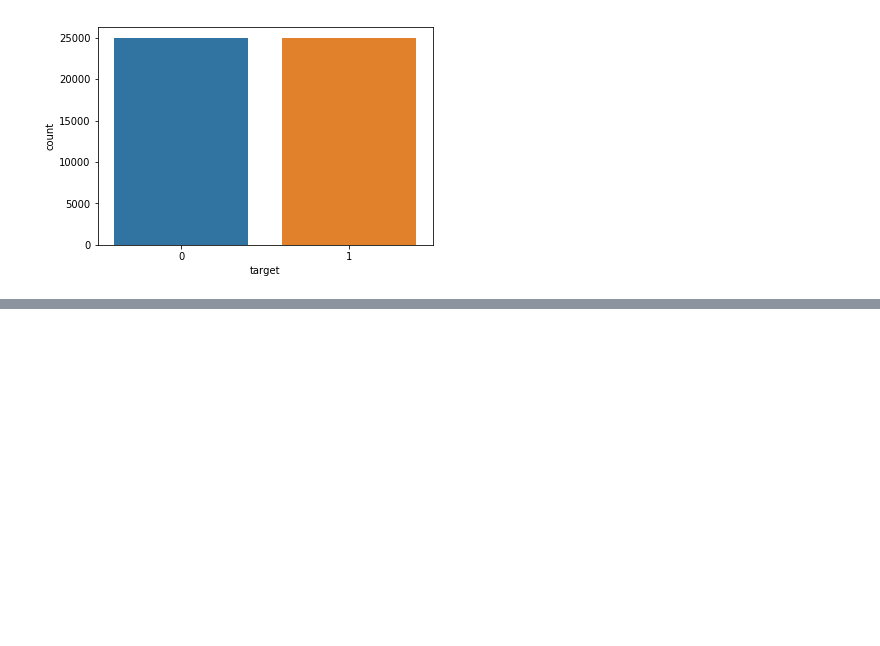
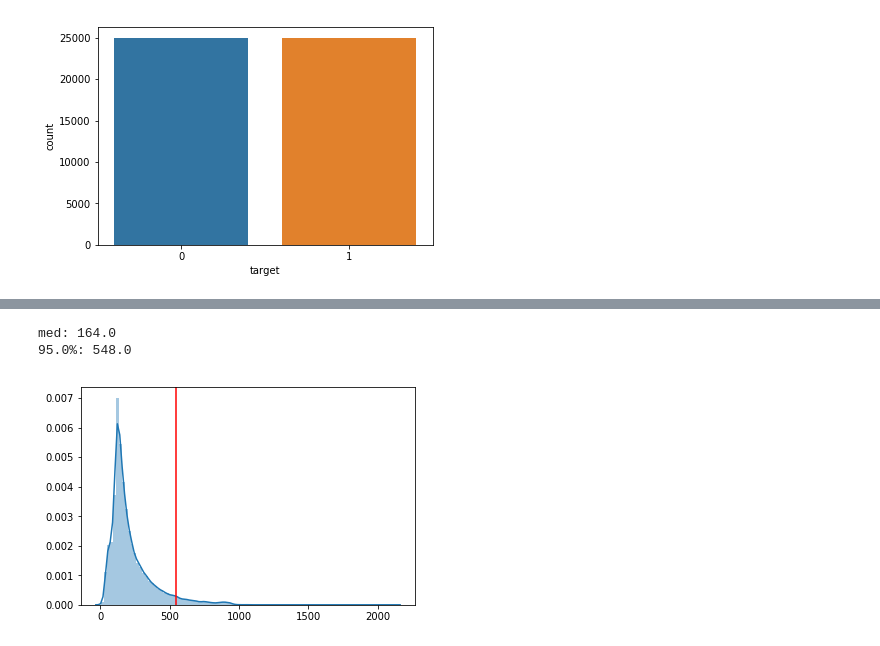
Before and after one commit to ElPapi42/SentimentAnalysisClassifier, a Jupyter notebook: SentimentAnalysisClassifier.ipynb, the cells around one changed output, grey strips where cells are left out. Cells and saved outputs as stored; diff of their text form; code cells hidden in the pictures; blank space fills up the shorter version.

Commit message:
EDA and Data Cleaning Completed

```diff
--- a/SentimentAnalysisClassifier.ipynb
+++ b/SentimentAnalysisClassifier.ipynb
@@ -51,7 +54,3 @@ sns.countplot(imdb_df["target"])
 plt.show()
 # %% [output]
 [figure]
-# %%
-imdb_df["review"] = imdb_df["review"].str.lower()
-imdb_df["review"] = imdb_df["review"].str.replace("<>.,:/", " ")
-imdb_df.head()
@@ -64,0 +57,4 @@ imdb_df.head()
+# %%
+#Removes "<br />" from the text corpus, that have a high presence in the text corpus
+imdb_df["review"] = imdb_df["review"].str.replace("<br />", "")
+imdb_df.head()
@@ -64,0 +68,6 @@ imdb_df.head()
+# %%
+#Tokenize the string into sequences of int, one unique int for every word found in the text corpus
+tokenizer = tf.keras.preprocessing.text.Tokenizer(10000)
+tokenizer.fit_on_texts(imdb_df["review"])
+imdb_df.insert(1, "tokens", tokenizer.texts_to_sequences(imdb_df["review"]))
+imdb_df.head()
@@ -64,0 +81,16 @@ imdb_df.head()
+# %%
+#Search for viable max lenght for seqeuences, avoiding space wasting by large number of zeros in every sequence
+tokens_lenght = [len(seq) for seq in imdb_df["tokens"].values]
+print("med: " + str(np.median(tokens_lenght)))
+
+data_covered = 0.95
+quantile = np.quantile(tokens_lenght, data_covered)
+print(str(data_covered * 100) + "%: " + str(quantile))
+
+sns.distplot(tokens_lenght, 100)
+plt.axvline(quantile, color="red")
+plt.show()
+# %% [output]
+med: 164.0
+95.0%: 548.0
+[figure, added]
```
Also changed, not shown: parts of 12 cells of this notebook.
